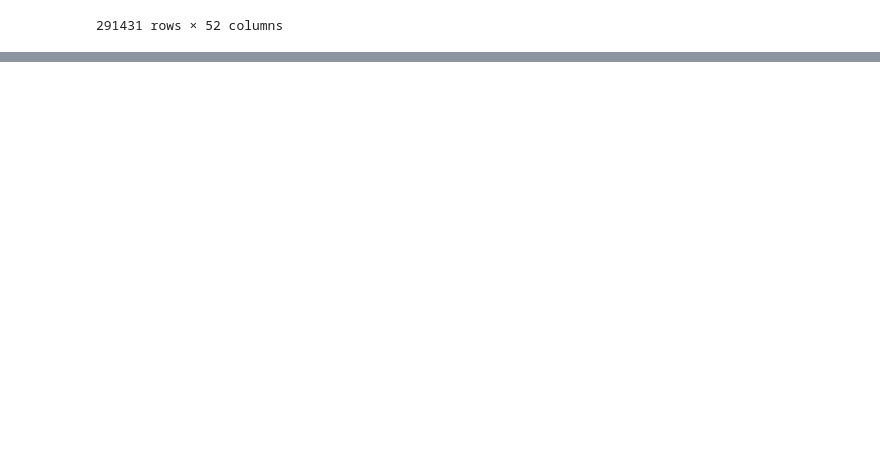
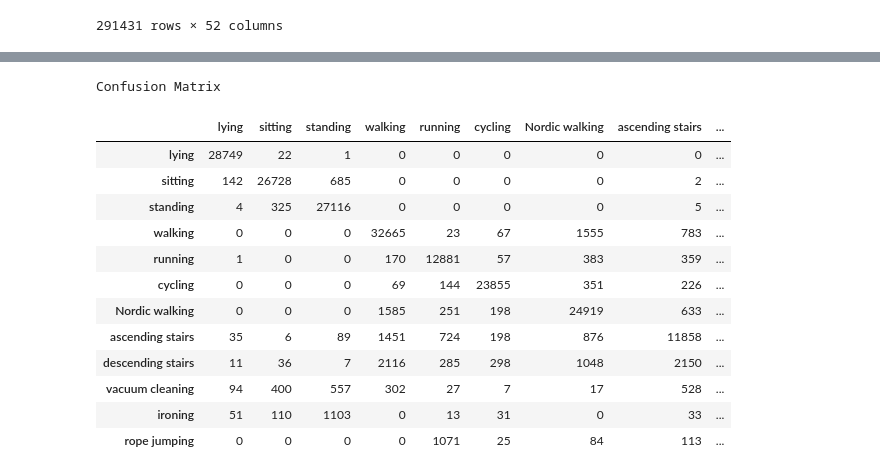
Before and after one commit to vivekmadhavaram/SMAI-Project---Team-30, a Jupyter notebook: SVM.ipynb, the cells around one changed output, grey strips where cells are left out. Cells and saved outputs as stored; diff of their text form; code cells hidden in the pictures; blank space fills up the shorter version.

```diff
--- a/SVM.ipynb
+++ b/SVM.ipynb
@@ -136,0 +184,24 @@ scores
+# %%
+from sklearn.metrics import confusion_matrix
+cls=classifiers[1]
+y_t=list(y_test)
+tey_pred = cls.predict(X_test)
+cm2 = confusion_matrix(y_t, list(tey_pred))
+cm_df2 = pd.DataFrame(cm2,index = activity_id.values(),columns = activity_id.values())
+print("Confusion Matrix")
+cm_df2
+# %% [output]
+Confusion Matrix
+|  | lying | sitting | standing | walking | running | cycling | Nordic walking | ascending stairs | ... |
+| lying | 28749 | 22 | 1 | 0 | 0 | 0 | 0 | 0 | ... |
+| sitting | 142 | 26728 | 685 | 0 | 0 | 0 | 0 | 2 | ... |
+| standing | 4 | 325 | 27116 | 0 | 0 | 0 | 0 | 5 | ... |
+| walking | 0 | 0 | 0 | 32665 | 23 | 67 | 1555 | 783 | ... |
+| running | 1 | 0 | 0 | 170 | 12881 | 57 | 383 | 359 | ... |
+| cycling | 0 | 0 | 0 | 69 | 144 | 23855 | 351 | 226 | ... |
+| Nordic walking | 0 | 0 | 0 | 1585 | 251 | 198 | 24919 | 633 | ... |
+| ascending stairs | 35 | 6 | 89 | 1451 | 724 | 198 | 876 | 11858 | ... |
+| descending stairs | 11 | 36 | 7 | 2116 | 285 | 298 | 1048 | 2150 | ... |
+| vacuum cleaning | 94 | 400 | 557 | 302 | 27 | 7 | 17 | 528 | ... |
+| ironing | 51 | 110 | 1103 | 0 | 13 | 31 | 0 | 33 | ... |
+| rope jumping | 0 | 0 | 0 | 0 | 1071 | 25 | 84 | 113 | ... |
```
Also changed, not shown: parts of 1 cell of this notebook.
